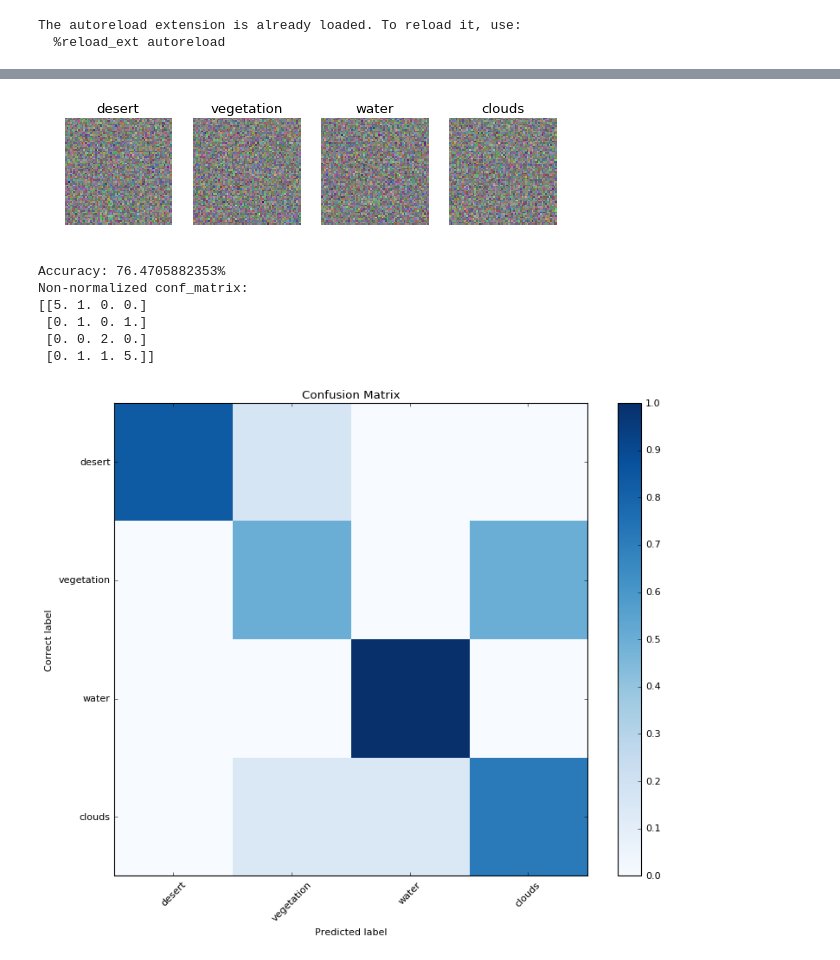
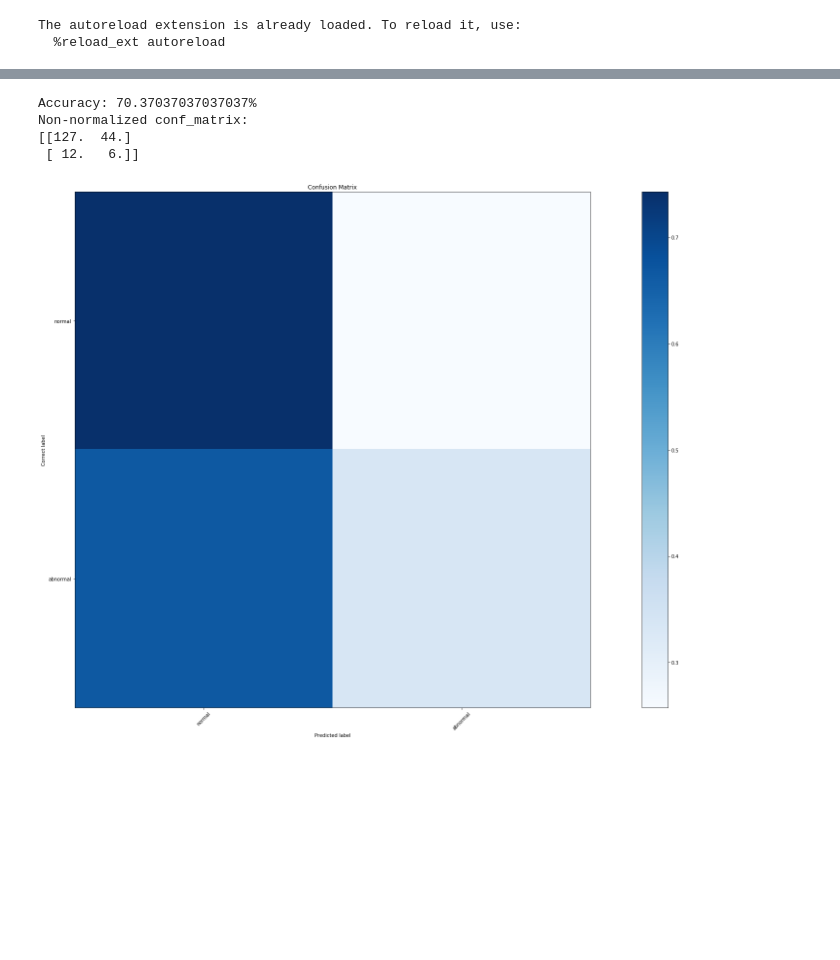
Before and after one commit to nasa-gibs/gibs-ml, a Jupyter notebook: linear_classifier.ipynb, the cells around one changed output, grey strips where cells are left out. Drawn from its saved outputs; the diff is of its cells as text; code cells hidden in the pictures; blank space fills up the shorter version.

```diff
--- a/linear_classifier.ipynb
+++ b/linear_classifier.ipynb
@@ -250,26 +309,26 @@ plt.show()
 # %%
-# Visualize the learned weights for each class.
-# Depending on your choice of learning rate and regularization strength, these may
-# or may not be nice to look at.
-w = best_classifier.W[:-1,:] # strip out the bias
-w = w.reshape(64, 64, 3, num_classes)
-w_min, w_max = np.min(w), np.max(w)
-for i in range(num_classes):
-    plt.subplot(2, 5, i + 1)
+# # Visualize the learned weights for each class.
+# # Depending on your choice of learning rate and regularization strength, these may
+# # or may not be nice to look at.
+# w = best_classifier.W[:-1,:] # strip out the bias
+# w = w.reshape(img_size[1], img_size[0], 3, num_classes)
+# w_min, w_max = np.min(w), np.max(w)
+# num_classes = len(classes)
+# for i in range(num_classes):
+#     plt.subplot(2, 5, i + 1)
 
-    # Rescale the weights to be between 0 and 255
-    wimg = 255.0 * (w[:, :, :, i].squeeze() - w_min) / (w_max - w_min)
-    plt.imshow(wimg.astype('uint8'))
-    plt.axis('off')
-    plt.title(classes[i])
+#     # Rescale the weights to be between 0 and 255
+#     wimg = 255.0 * (w[:, :, :, i].squeeze() - w_min) / (w_max - w_min)
+#     plt.imshow(wimg.astype('uint8'))
+#     plt.axis('off')
+#     plt.title(classes[i])
-# %% [output]
-[figure, removed]
 # %%
-# Generate confusion matrix
-# - results = list of tuples of (correct label, predicted label)
-# - categories = list of category names
-# Returns confusion matrix; rows are correct labels and columns are predictions
-def confusion_matrix(results, categories, plotConfusion=False):
+def confusion_matrix(results, categories, normalizeMatrix = True, plotConfusion=False):
+    """ Generate confusion matrix
+    - results = list of tuples of (correct label, predicted label)
+    - categories = list of category names
+    Returns confusion matrix; rows are correct labels and columns are predictions
+    """
     # Empty confusion matrix
     matrix = np.zeros((len(categories),len(categories)))
 
@@ -282,48 +341,45 @@ def confusion_matrix(results, categories, plotConfusion=False):
     print('Accuracy: ' +  str(accuracy) + '%')
 
     # Normalize confusion matrix
-    normalizeMatrix = True
     if normalizeMatrix:
       print("Non-normalized conf_matrix:")
       print(matrix)
       s = np.sum(matrix,1) # Sum each row
       for i in range(matrix.shape[0]):
         # Normalization handles class imbalance in training set
         matrix[i,:] /= s[i]
 
     # Save matrix to file:
     # np.save("confusion_matrix.npy",matrix)
 
     # Plot the confusion matrix
     if plotConfusion:
         plot_confusion_matrix(matrix, categories)
 
 def plot_confusion_matrix(cm, names=None, title='Confusion Matrix', cmap=plt.cm.Blues):
     plt.figure(4)
     plt.imshow(cm, interpolation='nearest', cmap=cmap)
     plt.title(title)
     plt.colorbar()
 
     # Add labels to confusion matrix:
     if names is None:
         names = range(cm.shape[0])
 
     tick_marks = np.arange(len(names))
     plt.xticks(tick_marks, names, rotation=45)
     plt.yticks(tick_marks, names)
 
     plt.tight_layout()
     plt.ylabel('Correct label')
     plt.xlabel('Predicted label')
     plt.show()
+
+confusion_matrix(list(zip(y_val, y_val_pred)), classes, plotConfusion=True)
+# %% [output]
+Accuracy: 70.37037037037037%
+Non-normalized conf_matrix:
+[[127.  44.]
+ [ 12.   6.]]
+[figure, added]
-# %%
-confusion_matrix(zip(y_test, best_y_test_pred), classes, plotConfusion=True)
-# %% [output]
-Accuracy: 76.4705882353%
-Non-normalized conf_matrix:
-[[5. 1. 0. 0.]
- [0. 1. 0. 1.]
- [0. 0. 2. 0.]
- [0. 1. 1. 5.]]
-[figure, removed]
 # %%
```
Also changed, not shown: parts of 22 cells of this notebook, 27 other files.
